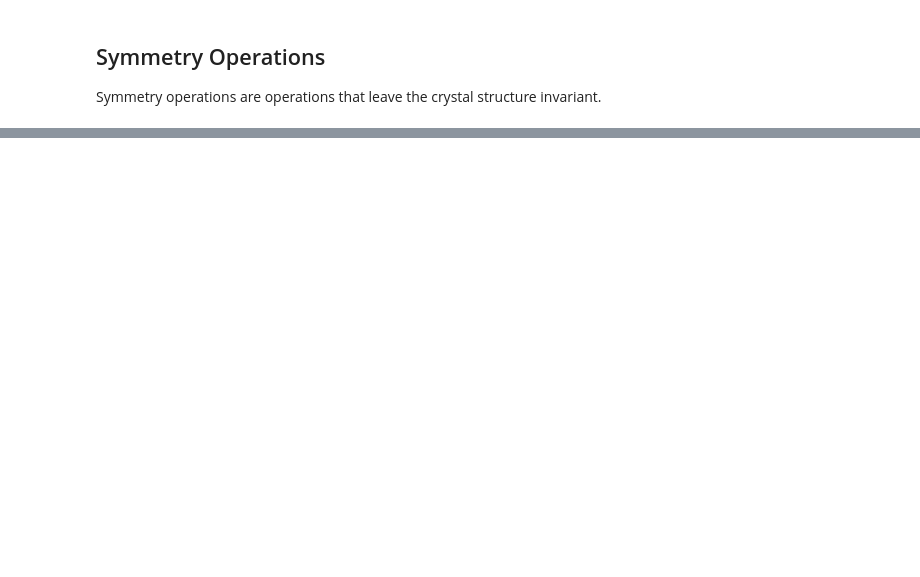
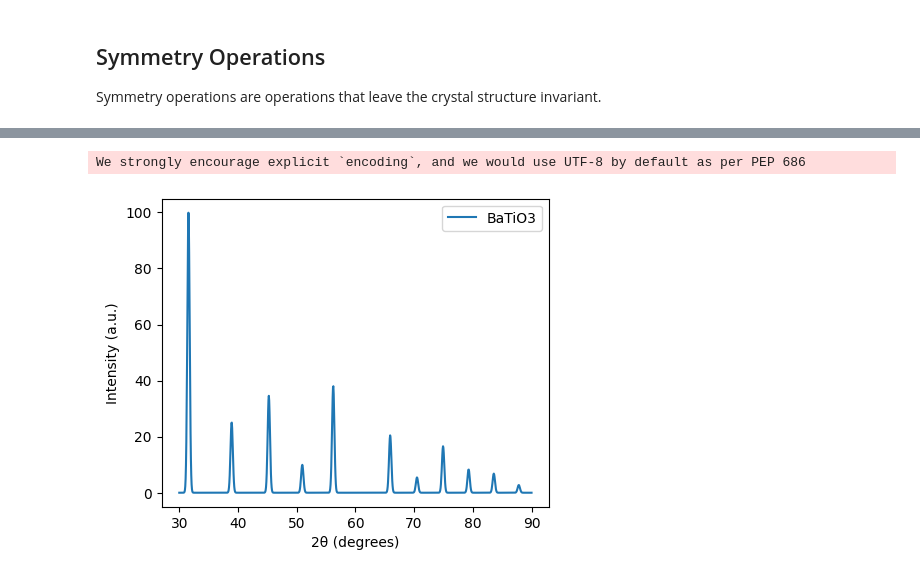
Before and after one commit to deng-group/MLE4217_5219_book, a Jupyter notebook: atomistic_structure_I/crystal_structure.ipynb, the cells around one changed output, grey strips where cells are left out. Cells and saved outputs as stored; diff of their text form; code cells hidden in the pictures; blank space fills up the shorter version.

```diff
--- a/atomistic_structure_I/crystal_structure.ipynb
+++ b/atomistic_structure_I/crystal_structure.ipynb
@@ -137,0 +247,32 @@ AttributeError: 'int' object has no attribute 'endswith'
+# %%
+from pymatgen.analysis.diffraction.xrd import XRDCalculator
+import numpy as np
+import matplotlib.pyplot as plt
+
+structure = Structure.from_file("BaTiO3.cif")
+
+xrd = XRDCalculator(wavelength='CuKa')
+range_2theta = (30, 90)
+sigma = 0.2
+
+# Apply smearing to the XRD pattern
+pattern = xrd.get_pattern(structure=structure, scaled=True, two_theta_range=range_2theta)
+
+# Apply Gaussian smearing
+x_new = np.linspace(range_2theta[0], range_2theta[1], 1000)
+y_new = np.zeros_like(x_new)
+
+for x, y in zip(pattern.x, pattern.y):
+    y_new += y * np.exp(-(x_new - x)**2 / (2 * sigma**2))
+
+
+# Plot the smeared XRD pattern
+plt.figure(figsize=(5, 4))
+plt.plot(x_new, y_new, label=f'{structure.composition.reduced_formula}')
+plt.xlabel("2θ (degrees)")
+plt.ylabel("Intensity (a.u.)")
+plt.legend()
+plt.show()
+# %% [output]
+We strongly encourage explicit `encoding`, and we would use UTF-8 by default as per PEP 686
+[figure, added]
```
Also changed, not shown: parts of 9 cells of this notebook.
